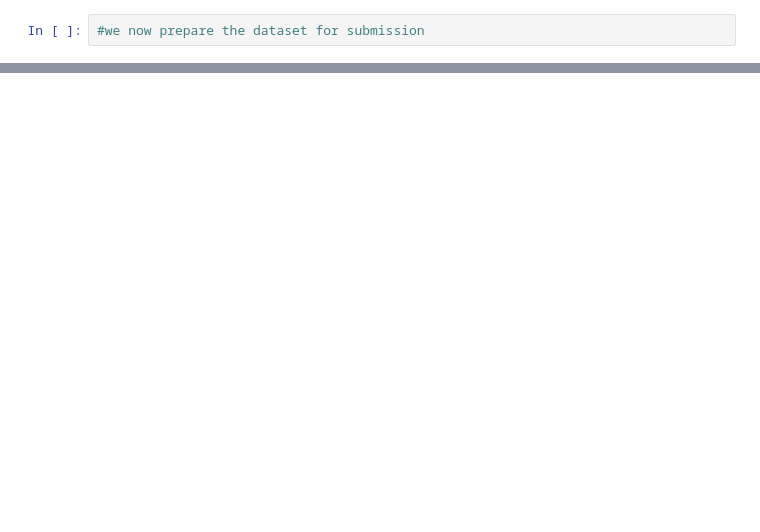
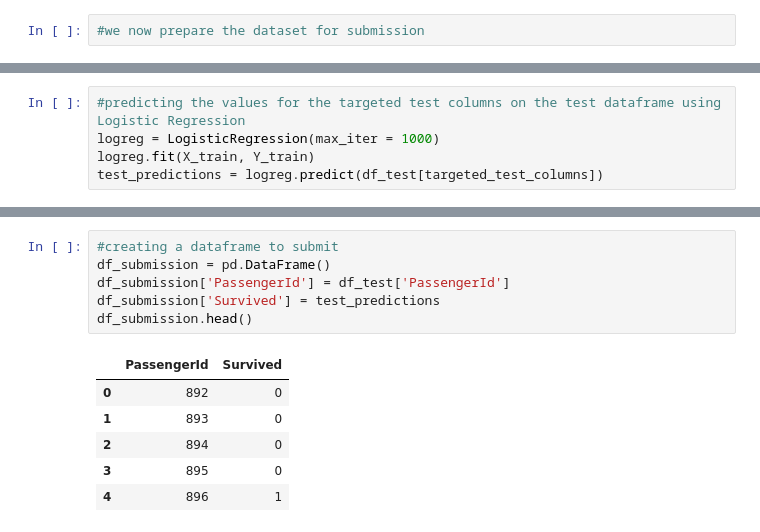
Before and after one commit to abhivadali13/titanic-ML, a Jupyter notebook: titanic_script.ipynb, the cells around one changed output, grey strips where cells are left out. Saved outputs shown, nothing was run; the diff lists cells and outputs as text; blank space fills up the shorter version.

```diff
--- a/titanic_script.ipynb
+++ b/titanic_script.ipynb
@@ -711,0 +799,5 @@ df_test.head()
+# %%
+#predicting the values for the targeted test columns on the test dataframe using Logistic Regression
+logreg = LogisticRegression(max_iter = 1000)
+logreg.fit(X_train, Y_train)
+test_predictions = logreg.predict(df_test[targeted_test_columns])
@@ -711,0 +814,13 @@ df_test.head()
+# %%
+#creating a dataframe to submit
+df_submission = pd.DataFrame()
+df_submission['PassengerId'] = df_test['PassengerId']
+df_submission['Survived'] = test_predictions
+df_submission.head()
+# %% [output]
+|  | PassengerId | Survived |
+| 0 | 892 | 0 |
+| 1 | 893 | 0 |
+| 2 | 894 | 0 |
+| 3 | 895 | 0 |
+| 4 | 896 | 1 |
```
Also changed, not shown: parts of 31 cells of this notebook.
